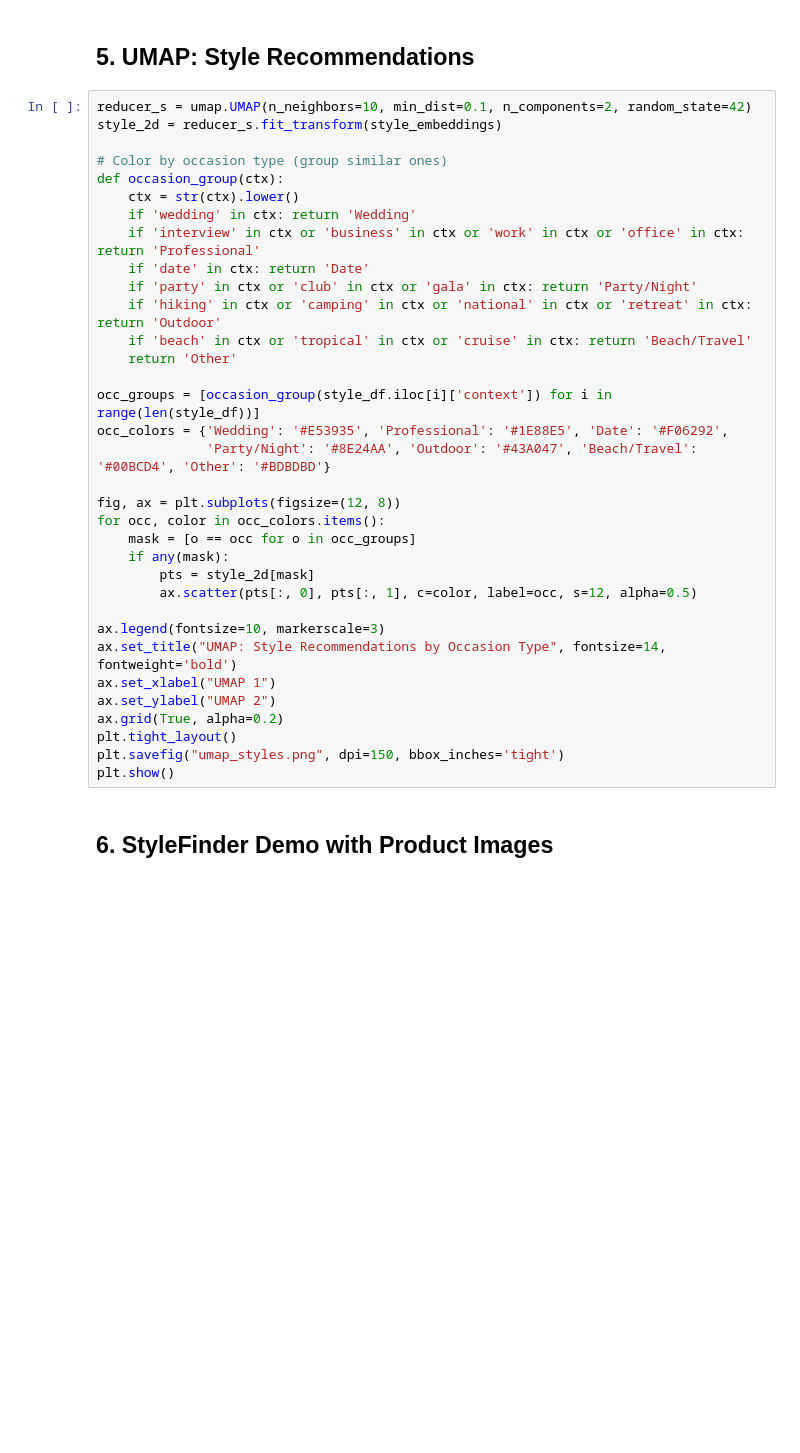
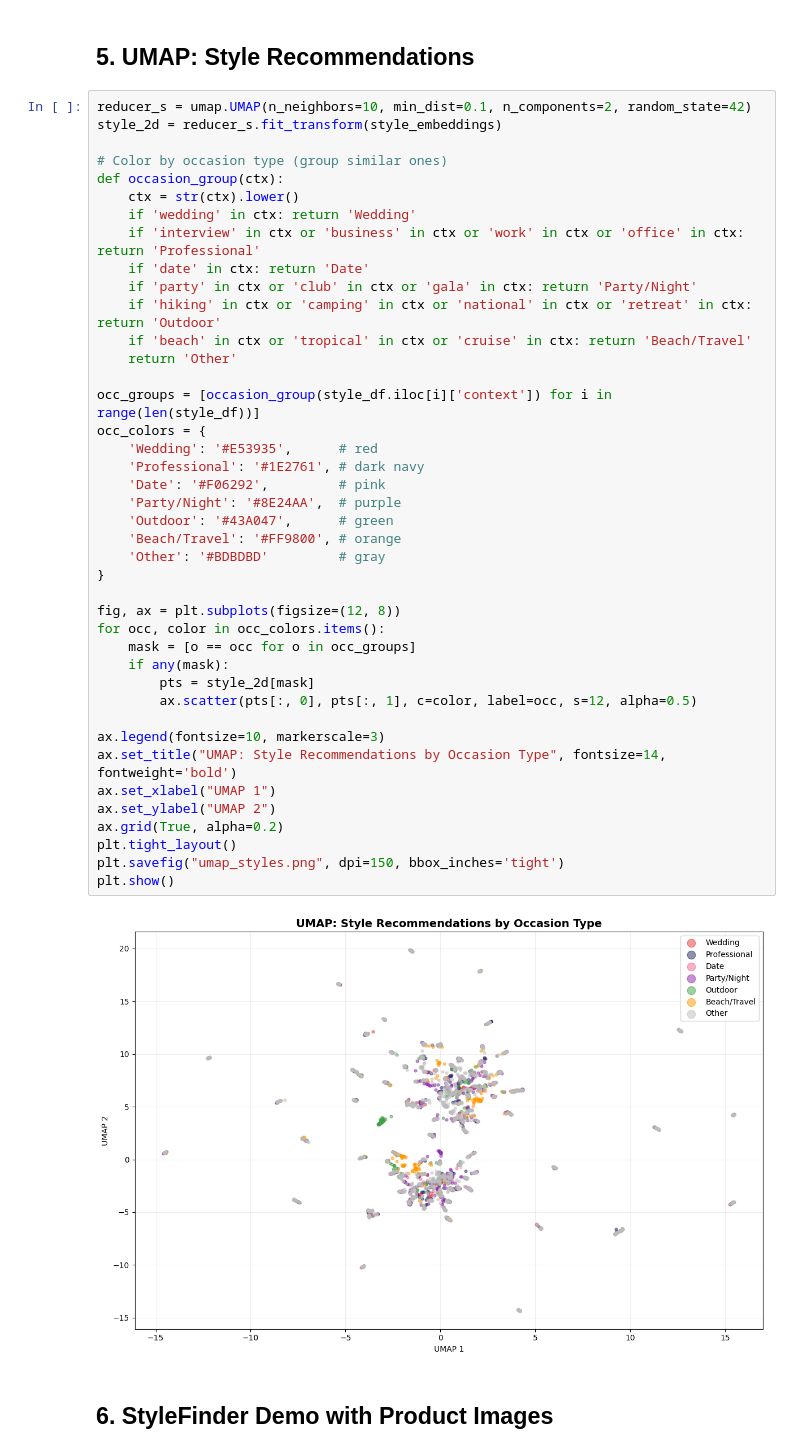
Before and after one commit to elisalopes22/stylefinder, a Jupyter notebook: notebooks/Task2_Visualization.ipynb, the cells around one changed output. Drawn from its saved outputs; the diff is of its cells as text; blank space fills up the shorter version.

```diff
--- a/notebooks/Task2_Visualization.ipynb
+++ b/notebooks/Task2_Visualization.ipynb
@@ -144,35 +260,44 @@ reducer_s = umap.UMAP(n_neighbors=10, min_dist=0.1, n_components=2, random_state
 style_2d = reducer_s.fit_transform(style_embeddings)
 
 # Color by occasion type (group similar ones)
 def occasion_group(ctx):
     ctx = str(ctx).lower()
     if 'wedding' in ctx: return 'Wedding'
     if 'interview' in ctx or 'business' in ctx or 'work' in ctx or 'office' in ctx: return 'Professional'
     if 'date' in ctx: return 'Date'
     if 'party' in ctx or 'club' in ctx or 'gala' in ctx: return 'Party/Night'
     if 'hiking' in ctx or 'camping' in ctx or 'national' in ctx or 'retreat' in ctx: return 'Outdoor'
     if 'beach' in ctx or 'tropical' in ctx or 'cruise' in ctx: return 'Beach/Travel'
     return 'Other'
 
 occ_groups = [occasion_group(style_df.iloc[i]['context']) for i in range(len(style_df))]
-occ_colors = {'Wedding': '#E53935', 'Professional': '#1E88E5', 'Date': '#F06292',
-              'Party/Night': '#8E24AA', 'Outdoor': '#43A047', 'Beach/Travel': '#00BCD4', 'Other': '#BDBDBD'}
+occ_colors = {
+    'Wedding': '#E53935',      # red
+    'Professional': '#1E2761', # dark navy
+    'Date': '#F06292',         # pink
+    'Party/Night': '#8E24AA',  # purple
+    'Outdoor': '#43A047',      # green
+    'Beach/Travel': '#FF9800', # orange
+    'Other': '#BDBDBD'         # gray
+}
 
 fig, ax = plt.subplots(figsize=(12, 8))
 for occ, color in occ_colors.items():
     mask = [o == occ for o in occ_groups]
     if any(mask):
         pts = style_2d[mask]
         ax.scatter(pts[:, 0], pts[:, 1], c=color, label=occ, s=12, alpha=0.5)
 
 ax.legend(fontsize=10, markerscale=3)
 ax.set_title("UMAP: Style Recommendations by Occasion Type", fontsize=14, fontweight='bold')
 ax.set_xlabel("UMAP 1")
 ax.set_ylabel("UMAP 2")
 ax.grid(True, alpha=0.2)
 plt.tight_layout()
 plt.savefig("umap_styles.png", dpi=150, bbox_inches='tight')
 plt.show()
+# %% [output]
+[figure, added]
 # %% [markdown]
 ## 6. StyleFinder Demo with Product Images
 # %%
```
Also changed, not shown: parts of 21 cells of this notebook, 1 other file.
